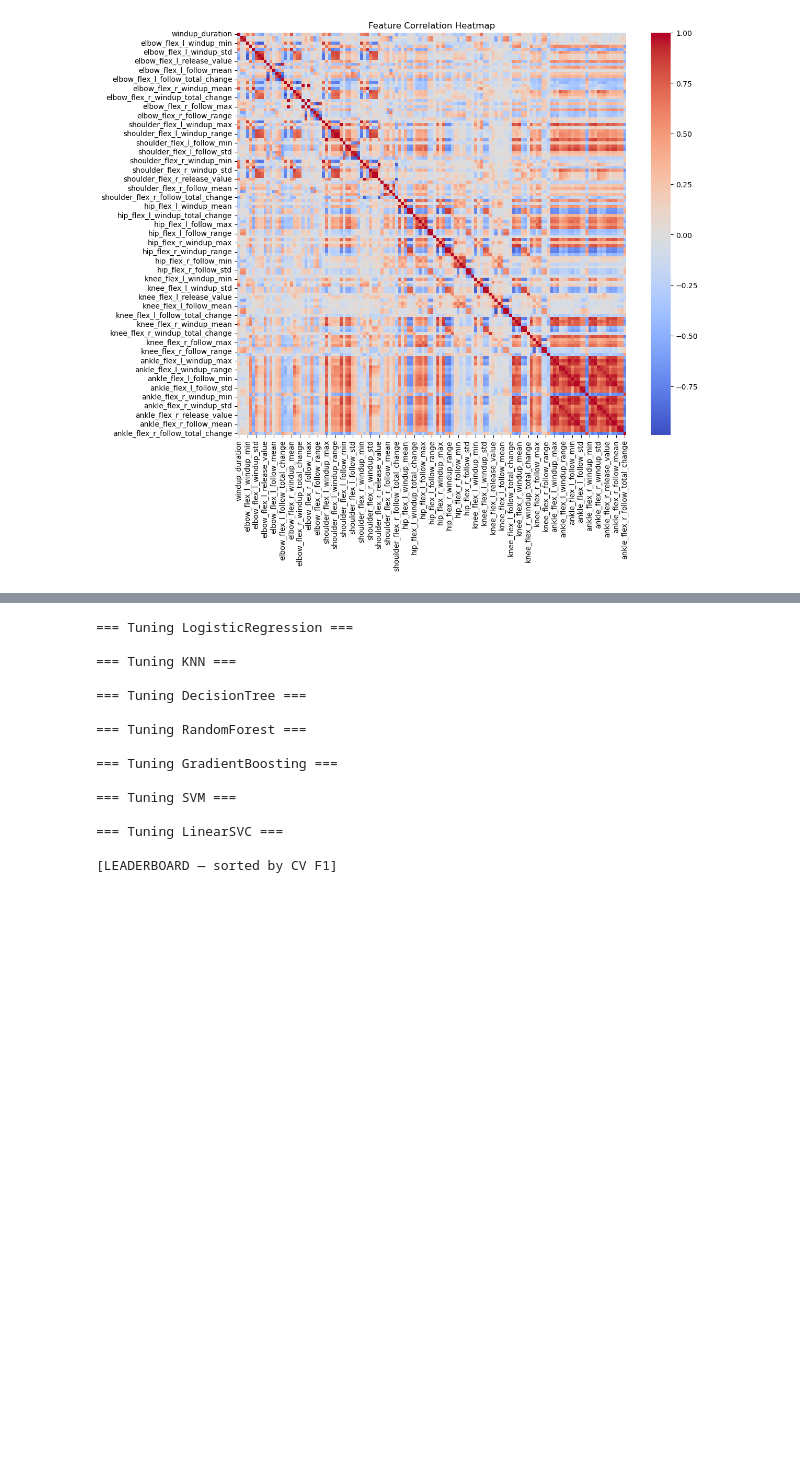
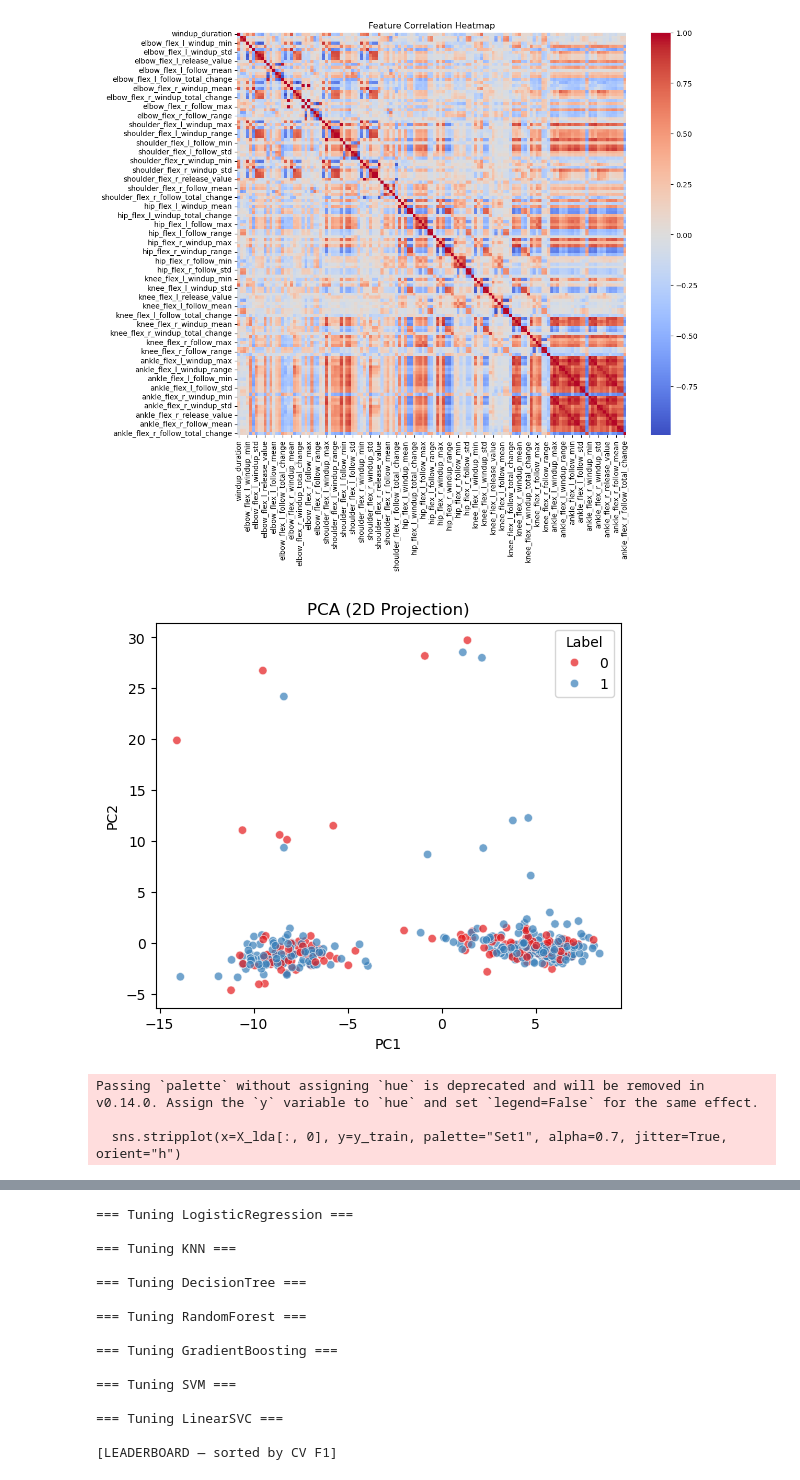
Before and after one commit to KWill55/personalized-sports-optimization, a Jupyter notebook: notebooks/ml_summary_stats_f1.ipynb, the cells around one changed output, grey strips where cells are left out. Drawn from its saved outputs; the diff is of its cells as text; code cells hidden in the pictures; blank space fills up the shorter version.

```diff
--- a/notebooks/ml_summary_stats_f1.ipynb
+++ b/notebooks/ml_summary_stats_f1.ipynb
@@ -308,3 +308,83 @@ plt.show()
 [figure]
 [figure]
 [figure]
+# %%
+# =================================================
+# Dimensionality Reduction Visualizations
+# =================================================
+from sklearn.preprocessing import StandardScaler
+from sklearn.decomposition import PCA
+from sklearn.discriminant_analysis import LinearDiscriminantAnalysis as LDA
+from sklearn.manifold import TSNE
+import umap.umap_ as umap
+
+# Standardize features
+scaler = StandardScaler()
+X_scaled = scaler.fit_transform(X_train)
+
+# -------------------------------
+# PCA (2D)
+# -------------------------------
+pca = PCA(n_components=2)
+X_pca = pca.fit_transform(X_scaled)
+
+plt.figure(figsize=(6, 5))
+sns.scatterplot(x=X_pca[:, 0], y=X_pca[:, 1], hue=y_train, palette="Set1", alpha=0.7)
+plt.title("PCA (2D Projection)")
+plt.xlabel("PC1")
+plt.ylabel("PC2")
+plt.legend(title="Label")
+plt.show()
+
+# -------------------------------
+# LDA (2D) — requires labels
+# -------------------------------
+lda = LDA(n_components=1 if len(set(y_train)) == 2 else 2)
+X_lda = lda.fit_transform(X_scaled, y_train)
+
+plt.figure(figsize=(6, 5))
+if X_lda.shape[1] == 1:
+    sns.stripplot(x=X_lda[:, 0], y=y_train, palette="Set1", alpha=0.7, jitter=True, orient="h")
+    plt.title("LDA (1D Projection)")
+    plt.xlabel("LD1")
+    plt.ylabel("Label")
+else:
+    sns.scatterplot(x=X_lda[:, 0], y=X_lda[:, 1], hue=y_train, palette="Set1", alpha=0.7)
+    plt.title("LDA (2D Projection)")
+    plt.xlabel("LD1")
+    plt.ylabel("LD2")
+    plt.legend(title="Label")
+plt.show()
+
+# -------------------------------
+# t-SNE (2D)
+# -------------------------------
+tsne = TSNE(n_components=2, perplexity=30, random_state=42)
+X_tsne = tsne.fit_transform(X_scaled)
+
+plt.figure(figsize=(6, 5))
+sns.scatterplot(x=X_tsne[:, 0], y=X_tsne[:, 1], hue=y_train, palette="Set1", alpha=0.7)
+plt.title("t-SNE (2D Projection)")
+plt.xlabel("Dim 1")
+plt.ylabel("Dim 2")
+plt.legend(title="Label")
+plt.show()
+
+# -------------------------------
+# UMAP (2D)
+# -------------------------------
+reducer = umap.UMAP(n_components=2, random_state=42)
+X_umap = reducer.fit_transform(X_scaled)
+
+plt.figure(figsize=(6, 5))
+sns.scatterplot(x=X_umap[:, 0], y=X_umap[:, 1], hue=y_train, palette="Set1", alpha=0.7)
+plt.title("UMAP (2D Projection)")
+plt.xlabel("UMAP1")
+plt.ylabel("UMAP2")
+plt.legend(title="Label")
+plt.show()
+# %% [output]
+[figure, added]
+Passing `palette` without assigning `hue` is deprecated and will be removed in v0.14.0. Assign the `y` variable to `hue` and set `legend=False` for the same effect.
+
+  sns.stripplot(x=X_lda[:, 0], y=y_train, palette="Set1", alpha=0.7, jitter=True, orient="h")
```
Also changed, not shown: parts of 2 cells of this notebook, 7 other files.
